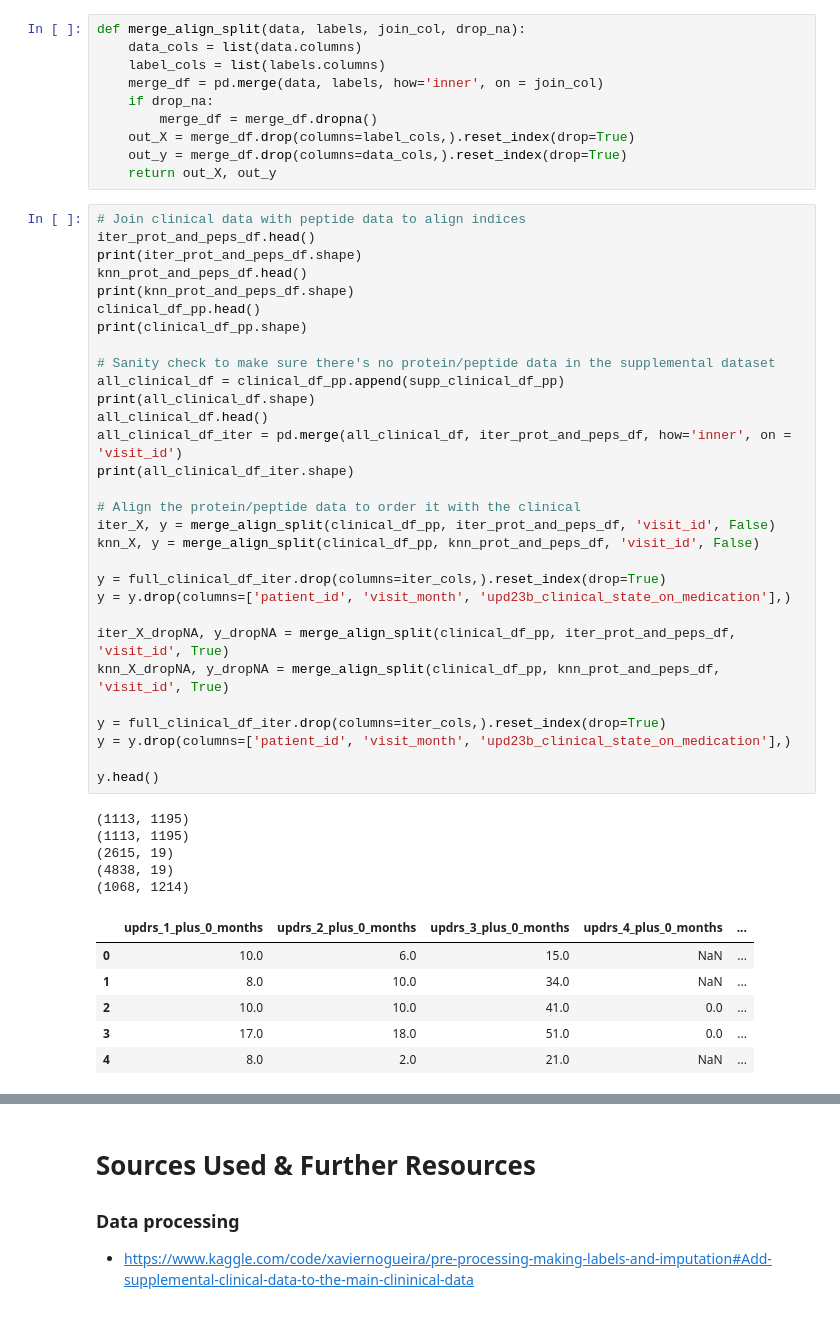
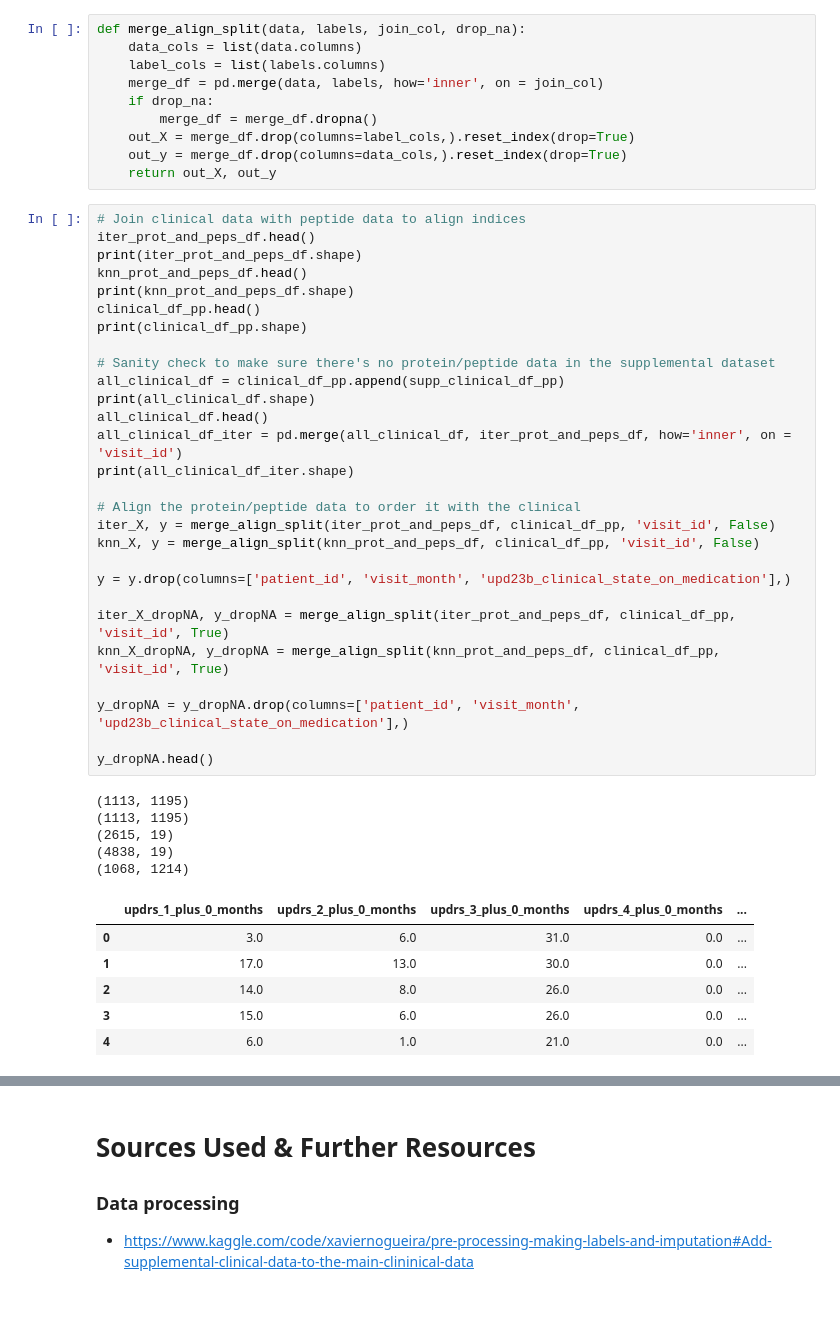
Before and after one commit to s-feinstein/SCS_3546_024-Deep-Learning, a Jupyter notebook: Term-Project/parkinsons-progression-pred.ipynb, the cells around one changed output, grey strips where cells are left out. Cells and saved outputs as stored; diff of their text form.

```diff
--- a/Term-Project/parkinsons-progression-pred.ipynb
+++ b/Term-Project/parkinsons-progression-pred.ipynb
@@ -481,45 +500,43 @@ def merge_align_split(data, labels, join_col, drop_na):
 # %%
 # Join clinical data with peptide data to align indices
 iter_prot_and_peps_df.head()
 print(iter_prot_and_peps_df.shape)
 knn_prot_and_peps_df.head()
 print(knn_prot_and_peps_df.shape)
 clinical_df_pp.head()
 print(clinical_df_pp.shape)
 
 # Sanity check to make sure there's no protein/peptide data in the supplemental dataset
 all_clinical_df = clinical_df_pp.append(supp_clinical_df_pp)
 print(all_clinical_df.shape)
 all_clinical_df.head()
 all_clinical_df_iter = pd.merge(all_clinical_df, iter_prot_and_peps_df, how='inner', on = 'visit_id')
 print(all_clinical_df_iter.shape)
 
 # Align the protein/peptide data to order it with the clinical
-iter_X, y = merge_align_split(clinical_df_pp, iter_prot_and_peps_df, 'visit_id', False)
-knn_X, y = merge_align_split(clinical_df_pp, knn_prot_and_peps_df, 'visit_id', False)
+iter_X, y = merge_align_split(iter_prot_and_peps_df, clinical_df_pp, 'visit_id', False)
+knn_X, y = merge_align_split(knn_prot_and_peps_df, clinical_df_pp, 'visit_id', False)
 
-y = full_clinical_df_iter.drop(columns=iter_cols,).reset_index(drop=True)
 y = y.drop(columns=['patient_id', 'visit_month', 'upd23b_clinical_state_on_medication'],)
 
-iter_X_dropNA, y_dropNA = merge_align_split(clinical_df_pp, iter_prot_and_peps_df, 'visit_id', True)
-knn_X_dropNA, y_dropNA = merge_align_split(clinical_df_pp, knn_prot_and_peps_df, 'visit_id', True)
+iter_X_dropNA, y_dropNA = merge_align_split(iter_prot_and_peps_df, clinical_df_pp, 'visit_id', True)
+knn_X_dropNA, y_dropNA = merge_align_split(knn_prot_and_peps_df, clinical_df_pp, 'visit_id', True)
 
-y = full_clinical_df_iter.drop(columns=iter_cols,).reset_index(drop=True)
-y = y.drop(columns=['patient_id', 'visit_month', 'upd23b_clinical_state_on_medication'],)
+y_dropNA = y_dropNA.drop(columns=['patient_id', 'visit_month', 'upd23b_clinical_state_on_medication'],)
 
-y.head()
+y_dropNA.head()
 # %% [output]
 (1113, 1195)
 (1113, 1195)
 (2615, 19)
 (4838, 19)
 (1068, 1214)
 |  | updrs_1_plus_0_months | updrs_2_plus_0_months | updrs_3_plus_0_months | updrs_4_plus_0_months | ... |
-| 0 | 10.0 | 6.0 | 15.0 | NaN | ... |
-| 1 | 8.0 | 10.0 | 34.0 | NaN | ... |
-| 2 | 10.0 | 10.0 | 41.0 | 0.0 | ... |
-| 3 | 17.0 | 18.0 | 51.0 | 0.0 | ... |
-| 4 | 8.0 | 2.0 | 21.0 | NaN | ... |
+| 0 | 3.0 | 6.0 | 31.0 | 0.0 | ... |
+| 1 | 17.0 | 13.0 | 30.0 | 0.0 | ... |
+| 2 | 14.0 | 8.0 | 26.0 | 0.0 | ... |
+| 3 | 15.0 | 6.0 | 26.0 | 0.0 | ... |
+| 4 | 6.0 | 1.0 | 21.0 | 0.0 | ... |
 # %%
 # Let's try it again using the Iterative data!
 # Since we've abstracted it into a function, we can reuse our earlier work
```
Also changed, not shown: parts of 12 cells of this notebook.
